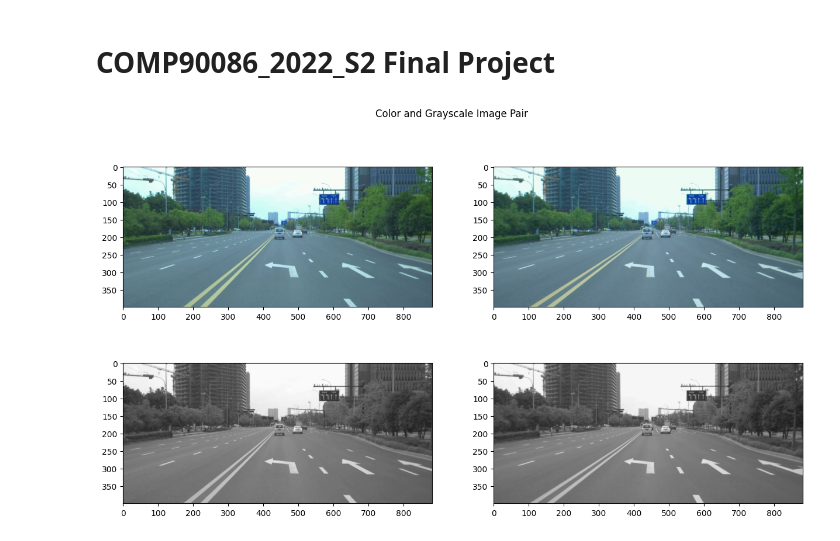
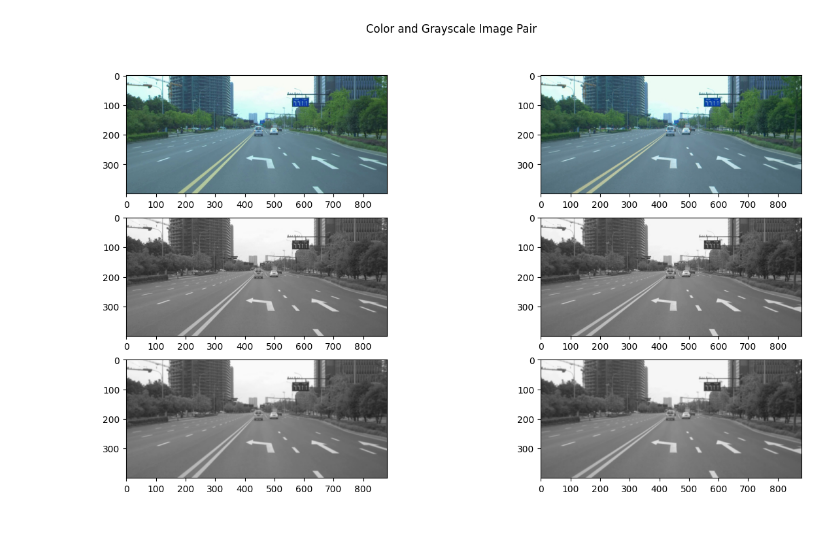
Before and after one commit to yuhsienchiang/semi-global-matching, a Jupyter notebook: final_project.ipynb, the cells around one changed output. Drawn from its saved outputs; the diff is of its cells as text; code cells hidden in the pictures.

```diff
--- a/final_project.ipynb
+++ b/final_project.ipynb
@@ -1,5 +1,3 @@
-# %% [markdown]
-# COMP90086_2022_S2 Final Project
 # %%
 import os
 import numpy as np
@@ -8,27 +7,37 @@ from matplotlib import pyplot as plt
 # %%
 # Load image
 rootpath = "./Dataset"
 file_prefix = "2018-07-09-16-11-56_2018-07-09-16-"
 left_img_suffix = "-left.jpg"
 right_img_suffix = "-right.jpg"
+true_img_suffix = "-disparity.png"
 image_name = "11-56-702"
 
 img_L = cv2.imread(os.path.join(rootpath, file_prefix + image_name + left_img_suffix), cv2.IMREAD_COLOR)
 img_R = cv2.imread(os.path.join(rootpath, file_prefix + image_name + right_img_suffix), cv2.IMREAD_COLOR)
+img_tru = cv2.imread(os.path.join(rootpath, file_prefix + image_name + true_img_suffix), cv2.IMREAD_COLOR)
 
 img_L_gray = cv2.cvtColor(img_L, cv2.COLOR_BGR2GRAY)
 img_R_gray = cv2.cvtColor(img_R, cv2.COLOR_BGR2GRAY)
 
+img_L_gray_blur = cv2.GaussianBlur(img_L_gray, ksize=[5,5], sigmaX=0, sigmaY=0)
+img_R_gray_blur = cv2.GaussianBlur(img_R_gray, ksize=[5,5], sigmaX=0, sigmaY=0)
+
+
 plt.subplots(figsize=(15, 8))
-plt.subplot(2,2,1)
+plt.subplot(3,2,1)
 plt.imshow(cv2.cvtColor(img_L, cv2.COLOR_BGR2RGB))
-plt.subplot(2,2,2)
+plt.subplot(3,2,2)
 plt.imshow(cv2.cvtColor(img_R, cv2.COLOR_BGR2RGB))
-plt.subplot(2,2,3)
+plt.subplot(3,2,3)
 plt.imshow(cv2.cvtColor(img_L_gray, cv2.COLOR_BGR2RGB))
-plt.subplot(2,2,4)
+plt.subplot(3,2,4)
 plt.imshow(cv2.cvtColor(img_R_gray, cv2.COLOR_BGR2RGB))
+plt.subplot(3,2,5)
+plt.imshow(cv2.cvtColor(img_L_gray_blur, cv2.COLOR_BGR2RGB))
+plt.subplot(3,2,6)
+plt.imshow(cv2.cvtColor(img_R_gray_blur, cv2.COLOR_BGR2RGB))
 plt.suptitle("Color and Grayscale Image Pair")
 plt.show()
 # %% [output]
-[figure, old version]
+[figure, new version]
```
Also changed, not shown: parts of 8 cells of this notebook, 2 other files.
